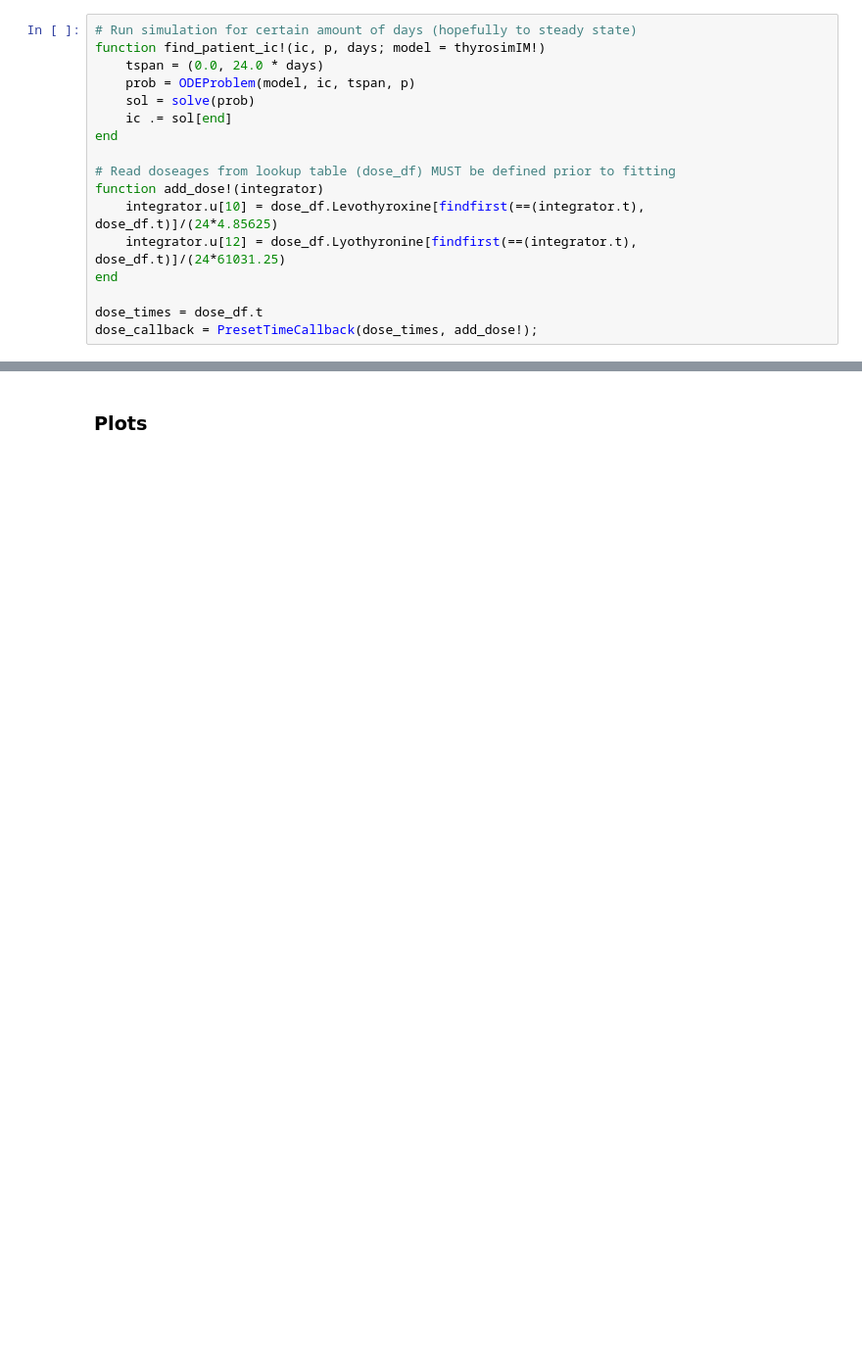
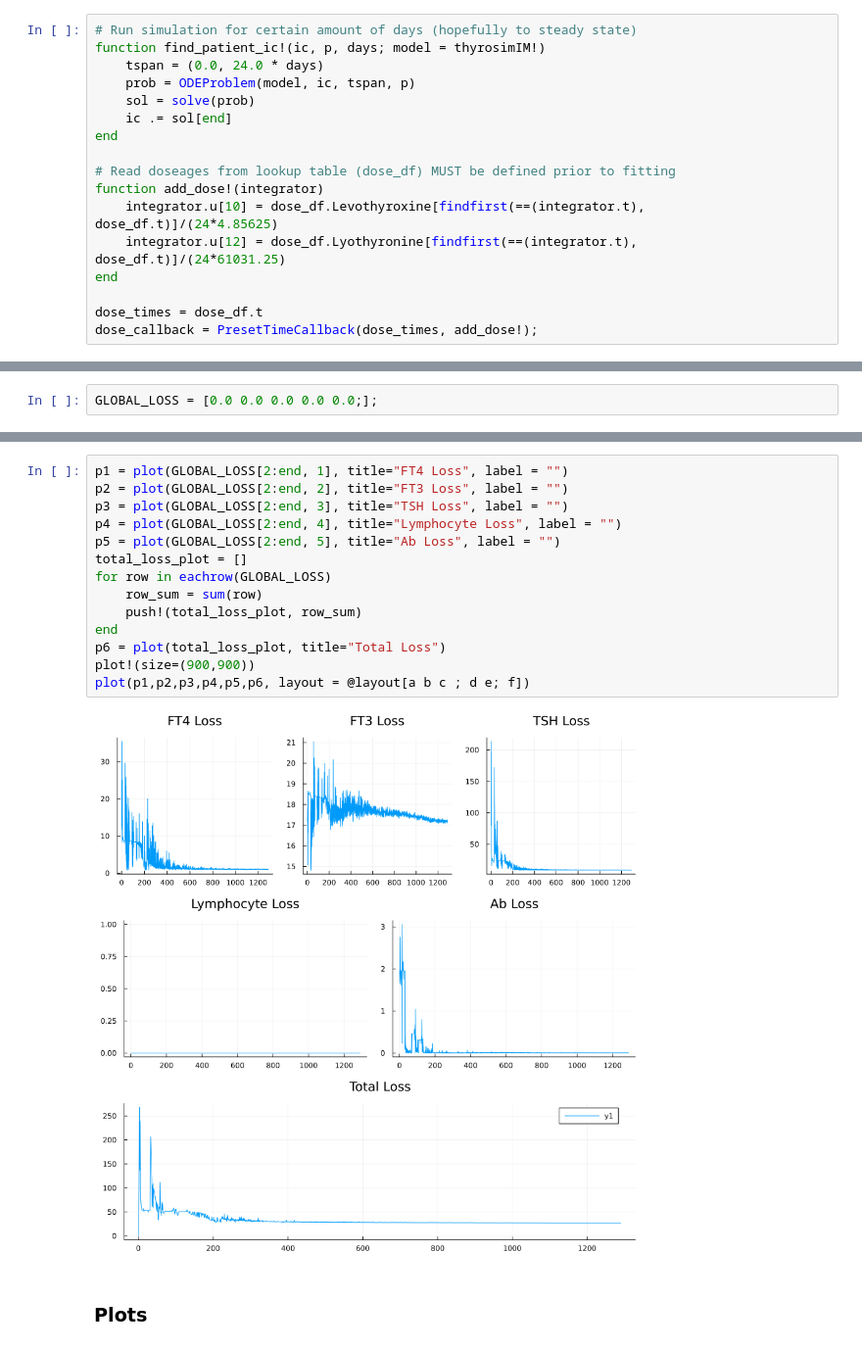
Before and after one commit to aidanboyne/BioCyb_UCLA, a Jupyter notebook: thyrosimIM/src/notebooks/DDR.ipynb, the cells around one changed output, grey strips where cells are left out. Shown at 98% size. Cells and saved outputs as stored; diff of their text form; blank space fills up the shorter version.

```diff
--- a/thyrosimIM/src/notebooks/DDR.ipynb
+++ b/thyrosimIM/src/notebooks/DDR.ipynb
@@ -552,0 +1025,2 @@ fitting_trial = fit_all(free_params, fixed_params, lb, ub, sample_IM, loss_funct
+# %%
+GLOBAL_LOSS = [0.0 0.0 0.0 0.0 0.0;];
@@ -553,2 +1043,18 @@ fitting_trial = fit_all(free_params, fixed_params, lb, ub, sample_IM, loss_funct
+# %%
+p1 = plot(GLOBAL_LOSS[2:end, 1], title="FT4 Loss", label = "")
+p2 = plot(GLOBAL_LOSS[2:end, 2], title="FT3 Loss", label = "")
+p3 = plot(GLOBAL_LOSS[2:end, 3], title="TSH Loss", label = "")
+p4 = plot(GLOBAL_LOSS[2:end, 4], title="Lymphocyte Loss", label = "")
+p5 = plot(GLOBAL_LOSS[2:end, 5], title="Ab Loss", label = "")
+total_loss_plot = []
+for row in eachrow(GLOBAL_LOSS)
+    row_sum = sum(row)
+    push!(total_loss_plot, row_sum)
+end
+p6 = plot(total_loss_plot, title="Total Loss")
+plot!(size=(900,900))
+plot(p1,p2,p3,p4,p5,p6, layout = @layout[a b c ; d e; f])
+# %% [output]
+[figure, added]
 # %% [markdown]
 ### Plots
```
Also changed, not shown: parts of 39 cells of this notebook, 25 other files.
